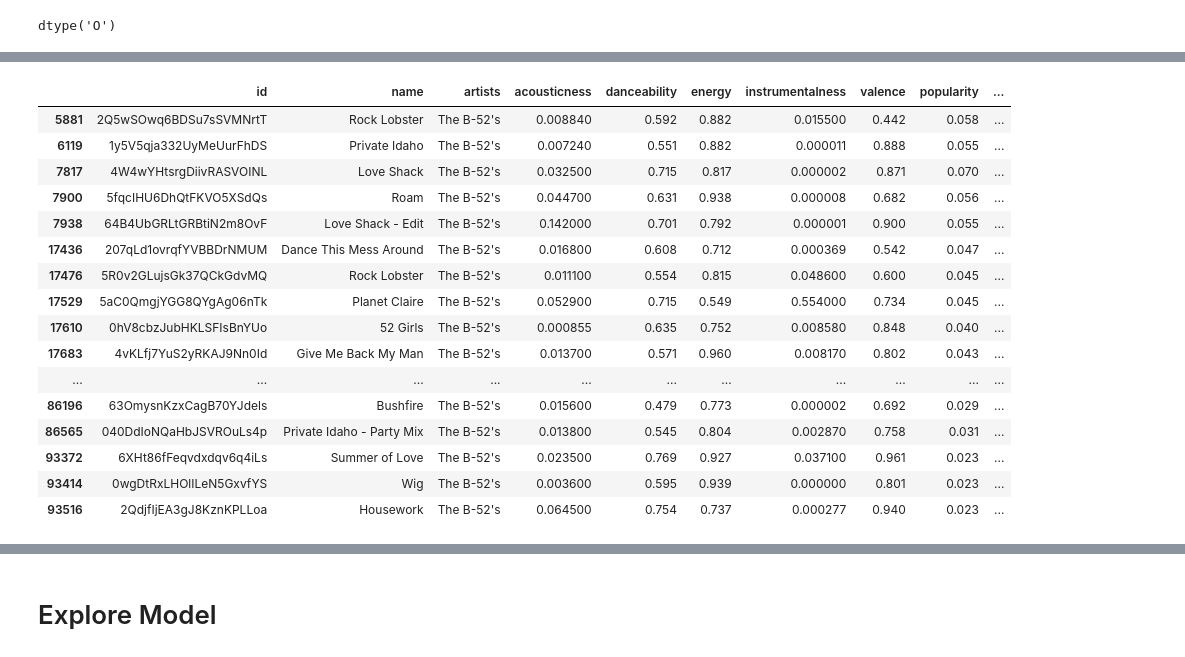
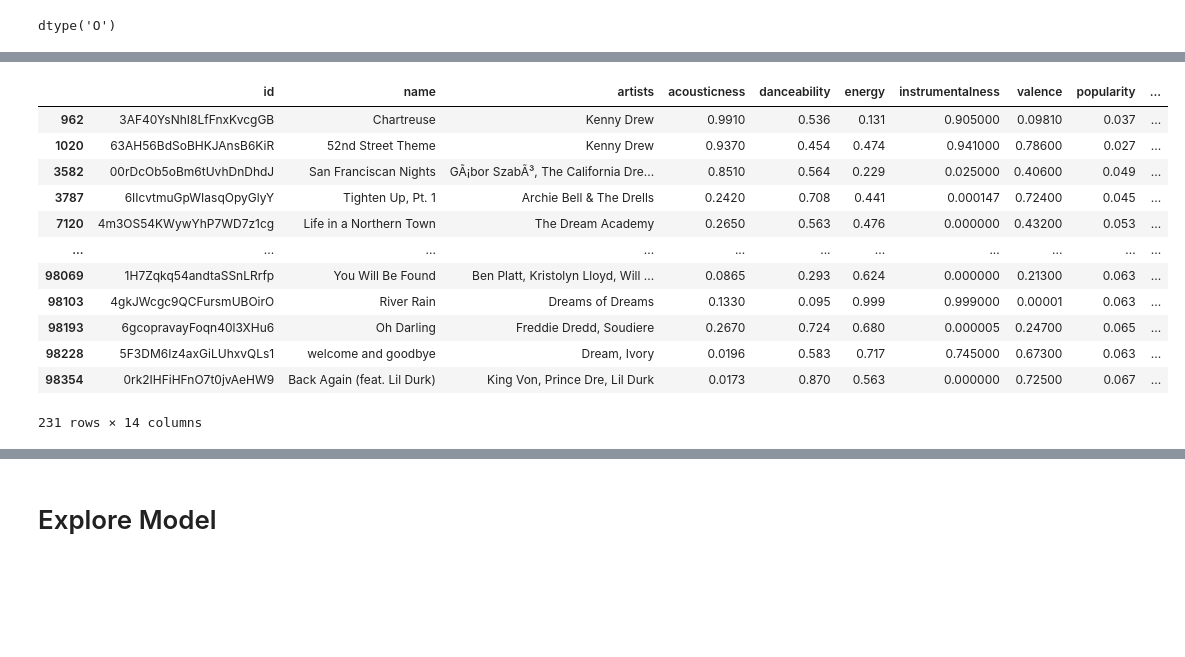
Before and after one commit to mscheme/bootcampFinalProject, a Jupyter notebook: data_and_ml/TestingKmeans_Elbow-SJL.ipynb, the cells around one changed output, grey strips where cells are left out. Drawn from its saved outputs; the diff is of its cells as text; code cells hidden in the pictures; blank space fills up the shorter version.

Commit message:
Clean artist columns in all tables

```diff
--- a/data_and_ml/TestingKmeans_Elbow-SJL.ipynb
+++ b/data_and_ml/TestingKmeans_Elbow-SJL.ipynb
@@ -155,4 +125,6 @@ tracks_kDF
 # %%
 tracks_kDF['artists'] = tracks_kDF['artists'].apply(lambda x: x.replace('"[""','').replace('""]"','').replace('"','')).astype(str)
+# %%
+tracks_kDF['artists'] = tracks_kDF['artists'].apply(lambda x: x.replace(", '",", ")).astype(str)
 # %%
 tracks_kDF
@@ -173,23 +131,19 @@ tracks_kDF
 # %%
-tracks_kDF[tracks_kDF['artists'].str.contains("B-52")]
+tracks_kDF[tracks_kDF['artists'].str.contains("Dre")]
 # %% [output]
 |  | id | name | artists | acousticness | danceability | energy | instrumentalness | valence | popularity | ... |
-| 5881 | 2Q5wSOwq6BDSu7sSVMNrtT | Rock Lobster | The B-52's | 0.008840 | 0.592 | 0.882 | 0.015500 | 0.442 | 0.058 | ... |
-| 6119 | 1y5V5qja332UyMeUurFhDS | Private Idaho | The B-52's | 0.007240 | 0.551 | 0.882 | 0.000011 | 0.888 | 0.055 | ... |
-| 7817 | 4W4wYHtsrgDiivRASVOINL | Love Shack | The B-52's | 0.032500 | 0.715 | 0.817 | 0.000002 | 0.871 | 0.070 | ... |
-| 7900 | 5fqcIHU6DhQtFKVO5XSdQs | Roam | The B-52's | 0.044700 | 0.631 | 0.938 | 0.000008 | 0.682 | 0.056 | ... |
-| 7938 | 64B4UbGRLtGRBtiN2m8OvF | Love Shack - Edit | The B-52's | 0.142000 | 0.701 | 0.792 | 0.000001 | 0.900 | 0.055 | ... |
-| 17436 | 207qLd1ovrqfYVBBDrNMUM | Dance This Mess Around | The B-52's | 0.016800 | 0.608 | 0.712 | 0.000369 | 0.542 | 0.047 | ... |
-| 17476 | 5R0v2GLujsGk37QCkGdvMQ | Rock Lobster | The B-52's | 0.011100 | 0.554 | 0.815 | 0.048600 | 0.600 | 0.045 | ... |
-| 17529 | 5aC0QmgjYGG8QYgAg06nTk | Planet Claire | The B-52's | 0.052900 | 0.715 | 0.549 | 0.554000 | 0.734 | 0.045 | ... |
-| 17610 | 0hV8cbzJubHKLSFIsBnYUo | 52 Girls | The B-52's | 0.000855 | 0.635 | 0.752 | 0.008580 | 0.848 | 0.040 | ... |
-| 17683 | 4vKLfj7YuS2yRKAJ9Nn0Id | Give Me Back My Man | The B-52's | 0.013700 | 0.571 | 0.960 | 0.008170 | 0.802 | 0.043 | ... |
+| 962 | 3AF40YsNhI8LfFnxKvcgGB | Chartreuse | Kenny Drew | 0.9910 | 0.536 | 0.131 | 0.905000 | 0.09810 | 0.037 | ... |
+| 1020 | 63AH56BdSoBHKJAnsB6KiR | 52nd Street Theme | Kenny Drew | 0.9370 | 0.454 | 0.474 | 0.941000 | 0.78600 | 0.027 | ... |
+| 3582 | 00rDcOb5oBm6tUvhDnDhdJ | San Franciscan Nights | GÃ¡bor SzabÃ³, The California Dre... | 0.8510 | 0.564 | 0.229 | 0.025000 | 0.40600 | 0.049 | ... |
+| 3787 | 6IIcvtmuGpWIasqOpyGlyY | Tighten Up, Pt. 1 | Archie Bell & The Drells | 0.2420 | 0.708 | 0.441 | 0.000147 | 0.72400 | 0.045 | ... |
+| 7120 | 4m3OS54KWywYhP7WD7z1cg | Life in a Northern Town | The Dream Academy | 0.2650 | 0.563 | 0.476 | 0.000000 | 0.43200 | 0.053 | ... |
 | ... | ... | ... | ... | ... | ... | ... | ... | ... | ... | ... |
-| 86196 | 63OmysnKzxCagB70YJdels | Bushfire | The B-52's | 0.015600 | 0.479 | 0.773 | 0.000002 | 0.692 | 0.029 | ... |
-| 86565 | 040DdIoNQaHbJSVROuLs4p | Private Idaho - Party Mix | The B-52's | 0.013800 | 0.545 | 0.804 | 0.002870 | 0.758 | 0.031 | ... |
-| 93372 | 6XHt86fFeqvdxdqv6q4iLs | Summer of Love | The B-52's | 0.023500 | 0.769 | 0.927 | 0.037100 | 0.961 | 0.023 | ... |
-| 93414 | 0wgDtRxLHOlILeN5GxvfYS | Wig | The B-52's | 0.003600 | 0.595 | 0.939 | 0.000000 | 0.801 | 0.023 | ... |
-| 93516 | 2QdjfIjEA3gJ8KznKPLLoa | Housework | The B-52's | 0.064500 | 0.754 | 0.737 | 0.000277 | 0.940 | 0.023 | ... |
+| 98069 | 1H7Zqkq54andtaSSnLRrfp | You Will Be Found | Ben Platt, Kristolyn Lloyd, Will ... | 0.0865 | 0.293 | 0.624 | 0.000000 | 0.21300 | 0.063 | ... |
+| 98103 | 4gkJWcgc9QCFursmUBOirO | River Rain | Dreams of Dreams | 0.1330 | 0.095 | 0.999 | 0.999000 | 0.00001 | 0.063 | ... |
+| 98193 | 6gcopravayFoqn40l3XHu6 | Oh Darling | Freddie Dredd, Soudiere | 0.2670 | 0.724 | 0.680 | 0.000005 | 0.24700 | 0.065 | ... |
+| 98228 | 5F3DM6Iz4axGiLUhxvQLs1 | welcome and goodbye | Dream, Ivory | 0.0196 | 0.583 | 0.717 | 0.745000 | 0.67300 | 0.063 | ... |
+| 98354 | 0rk2IHFiHFnO7t0jvAeHW9 | Back Again (feat. Lil Durk) | King Von, Prince Dre, Lil Durk | 0.0173 | 0.870 | 0.563 | 0.000000 | 0.72500 | 0.067 | ... |
+231 rows × 14 columns
 # %%
 tracks_kDF['artists'] = tracks_kDF['artists'].str.strip("['']").astype(str)
 tracks_kDF
```
Also changed, not shown: parts of 6 cells of this notebook, 2 other files.
